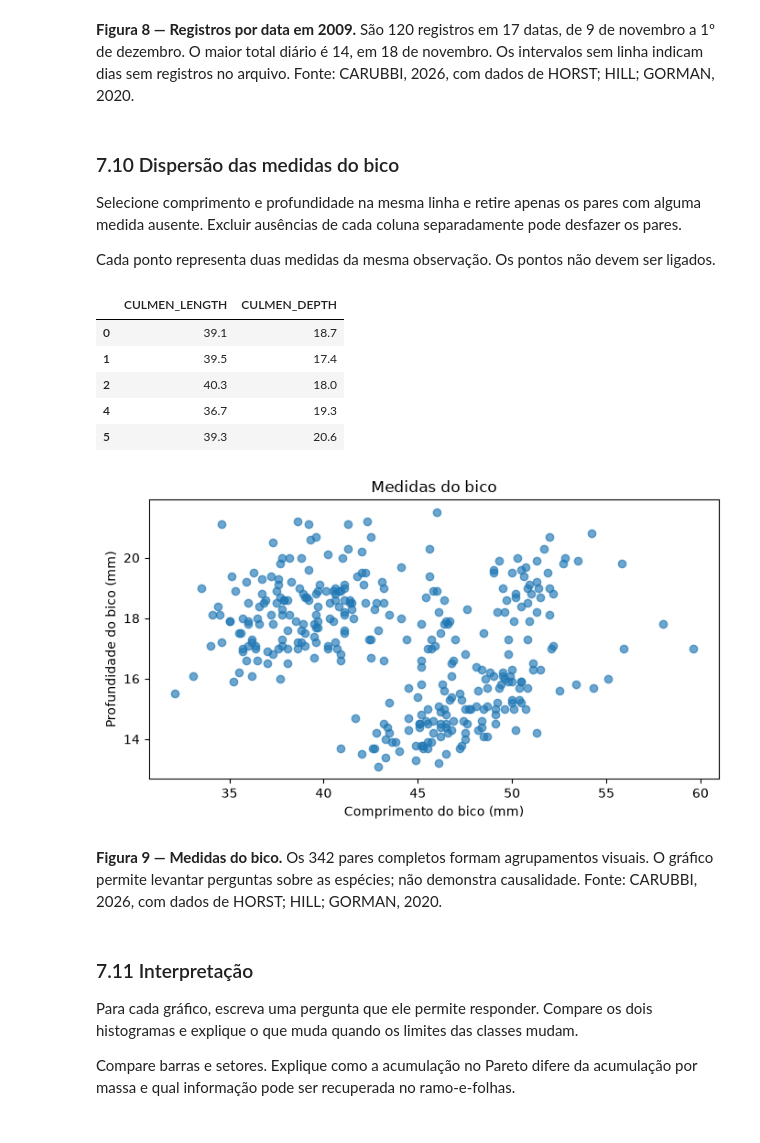
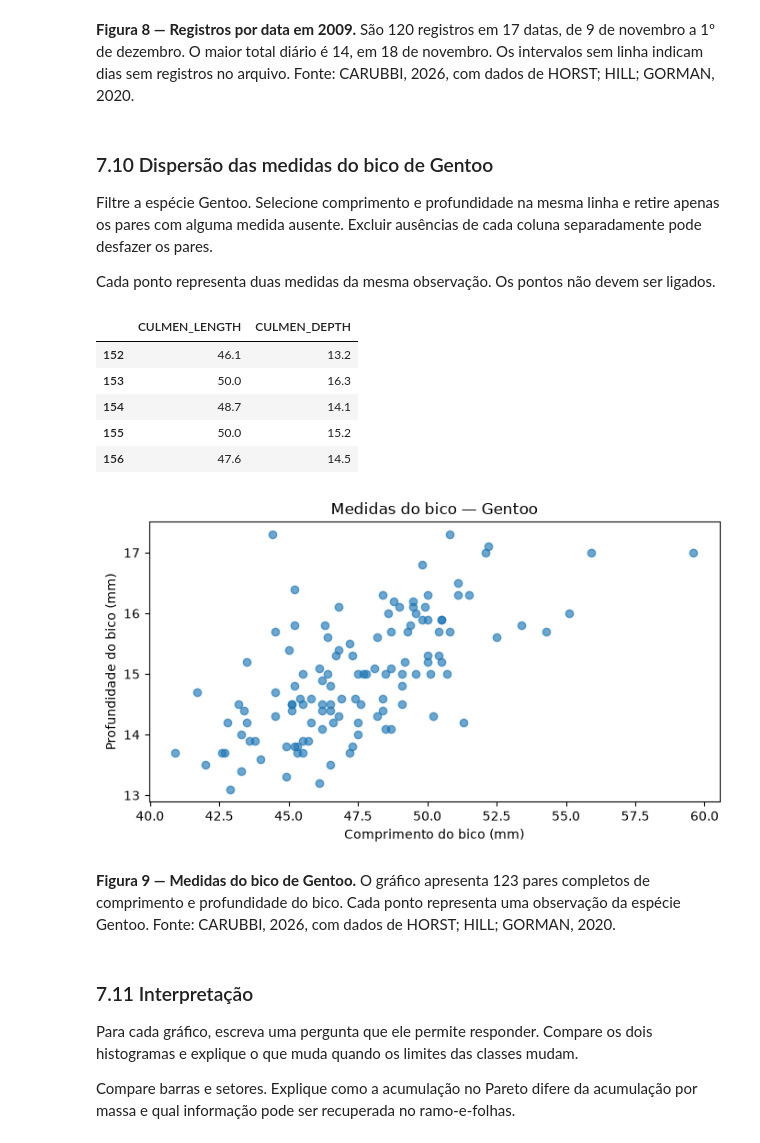
Before and after one commit to carubbi/MQ, a Jupyter notebook: notebooks/resolvidos/u1_a06.ipynb, the cells around one changed output. Cells and saved outputs as stored; diff of their text form; code cells hidden in the pictures.

Commit message:
Restringe dispersão da aula 6 à espécie Gentoo

```diff
--- a/notebooks/resolvidos/u1_a06.ipynb
+++ b/notebooks/resolvidos/u1_a06.ipynb
@@ -664,35 +664,37 @@ plt.show()
 # %% [markdown]
 **Figura 8 — Registros por data em 2009.** São 120 registros em 17 datas, de 9 de novembro a 1º de dezembro. O maior total diário é 14, em 18 de novembro. Os intervalos sem linha indicam dias sem registros no arquivo. Fonte: CARUBBI, 2026, com dados de HORST; HILL; GORMAN, 2020.
 # %% [markdown]
-### 7.10 Dispersão das medidas do bico
+### 7.10 Dispersão das medidas do bico de Gentoo
 
-Selecione comprimento e profundidade na mesma linha e retire apenas os pares com alguma medida ausente. Excluir ausências de cada coluna separadamente pode desfazer os pares.
+Filtre a espécie Gentoo. Selecione comprimento e profundidade na mesma linha e retire apenas os pares com alguma medida ausente. Excluir ausências de cada coluna separadamente pode desfazer os pares.
 
 Cada ponto representa duas medidas da mesma observação. Os pontos não devem ser ligados.
 # %%
-# Selecionar pares com as duas medidas preenchidas
-pares = df[['CULMEN_LENGTH', 'CULMEN_DEPTH']].dropna()
+# Selecionar a espécie Gentoo
+pares = df[df['SPECIES'] == 'Gentoo']
+# Manter os pares com as duas medidas preenchidas
+pares = pares[['CULMEN_LENGTH', 'CULMEN_DEPTH']].dropna()
 pares.head()
 # %% [output]
 |  | CULMEN_LENGTH | CULMEN_DEPTH |
-| 0 | 39.1 | 18.7 |
-| 1 | 39.5 | 17.4 |
-| 2 | 40.3 | 18.0 |
-| 4 | 36.7 | 19.3 |
-| 5 | 39.3 | 20.6 |
+| 152 | 46.1 | 13.2 |
+| 153 | 50.0 | 16.3 |
+| 154 | 48.7 | 14.1 |
+| 155 | 50.0 | 15.2 |
+| 156 | 47.6 | 14.5 |
 # %%
 # Representar os pares de medidas do bico
 plt.figure(figsize=(7, 4))
 plt.scatter(pares['CULMEN_LENGTH'], pares['CULMEN_DEPTH'], alpha=0.65)
-plt.title('Medidas do bico')
+plt.title('Medidas do bico — Gentoo')
 plt.xlabel('Comprimento do bico (mm)')
 plt.ylabel('Profundidade do bico (mm)')
 plt.tight_layout()
 plt.show()
 # %% [output]
-[figure, old version]
+[figure, new version]
 # %% [markdown]
-**Figura 9 — Medidas do bico.** Os 342 pares completos formam agrupamentos visuais. O gráfico permite levantar perguntas sobre as espécies; não demonstra causalidade. Fonte: CARUBBI, 2026, com dados de HORST; HILL; GORMAN, 2020.
+**Figura 9 — Medidas do bico de Gentoo.** O gráfico apresenta 123 pares completos de comprimento e profundidade do bico. Cada ponto representa uma observação da espécie Gentoo. Fonte: CARUBBI, 2026, com dados de HORST; HILL; GORMAN, 2020.
 # %% [markdown]
 ### 7.11 Interpretação
 
```
Also changed, not shown: 1 other file.
